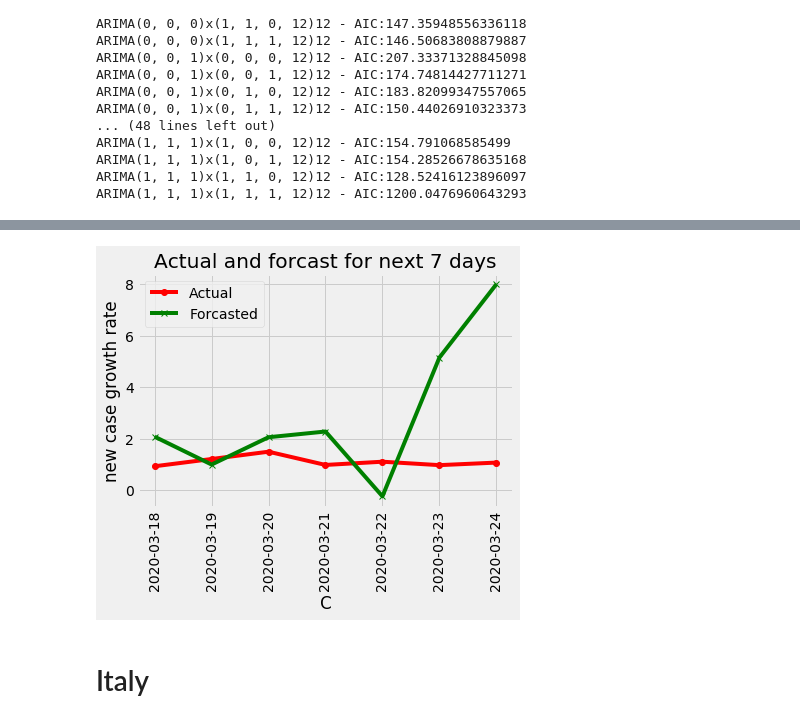
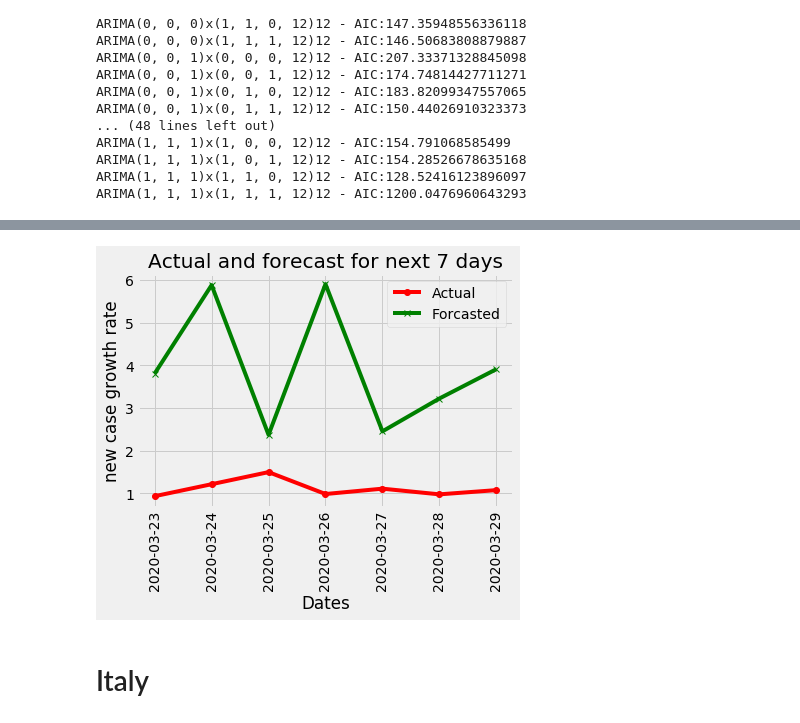
Before and after one commit to github-prathma/Spread_Of_Corona_Virus_Analysis, a Jupyter notebook: Time_Series/TimeSeriesForecastingPlots.ipynb, the cells around one changed output, grey strips where cells are left out. Drawn from its saved outputs; the diff is of its cells as text; code cells hidden in the pictures.

```diff
--- a/Time_Series/TimeSeriesForecastingPlots.ipynb
+++ b/Time_Series/TimeSeriesForecastingPlots.ipynb
@@ -225,8 +228,8 @@ ARIMA(1, 1, 1)x(1, 0, 1, 12)12 - AIC:154.28526678635168
 ARIMA(1, 1, 1)x(1, 1, 0, 12)12 - AIC:128.52416123896097
 ARIMA(1, 1, 1)x(1, 1, 1, 12)12 - AIC:1200.0476960643293
 # %%
-mod = sm.tsa.statespace.SARIMAX(y[:56],
-                                order=(1, 1, 0),
+mod = sm.tsa.statespace.SARIMAX(y[:61],
+                                order=(1, 1, 1),
                                 seasonal_order=(1, 1, 0, 12),
                                 enforce_stationarity=False,
                                 enforce_invertibility=False)
@@ -256,17 +260,17 @@ pred_ci = pred_uc.conf_int()
 # %%
 x=pred_uc.predicted_mean.index
 Y1=y[-pred_uc.predicted_mean.index.shape[0]:]
 Y2=pred_uc.predicted_mean
 plt.plot(x, Y1, color = 'red', marker = 'o', label='Actual')
 plt.plot(x, Y2, color = 'green',marker = 'x',label='Forcasted')
-plt.xlabel("C")
+plt.xlabel("Dates")
 plt.ylabel('new case growth rate')
 plt.xticks(rotation=90)
 plt.legend()
-plt.title('Actual and forcast for next 7 days')
+plt.title('Actual and forecast for next 7 days')
 plt.show()
 # %% [output]
-[figure, old version]
+[figure, new version]
 # %% [markdown]
 # Italy
 # %%
```
Also changed, not shown: parts of 26 cells of this notebook, 2 other files.
